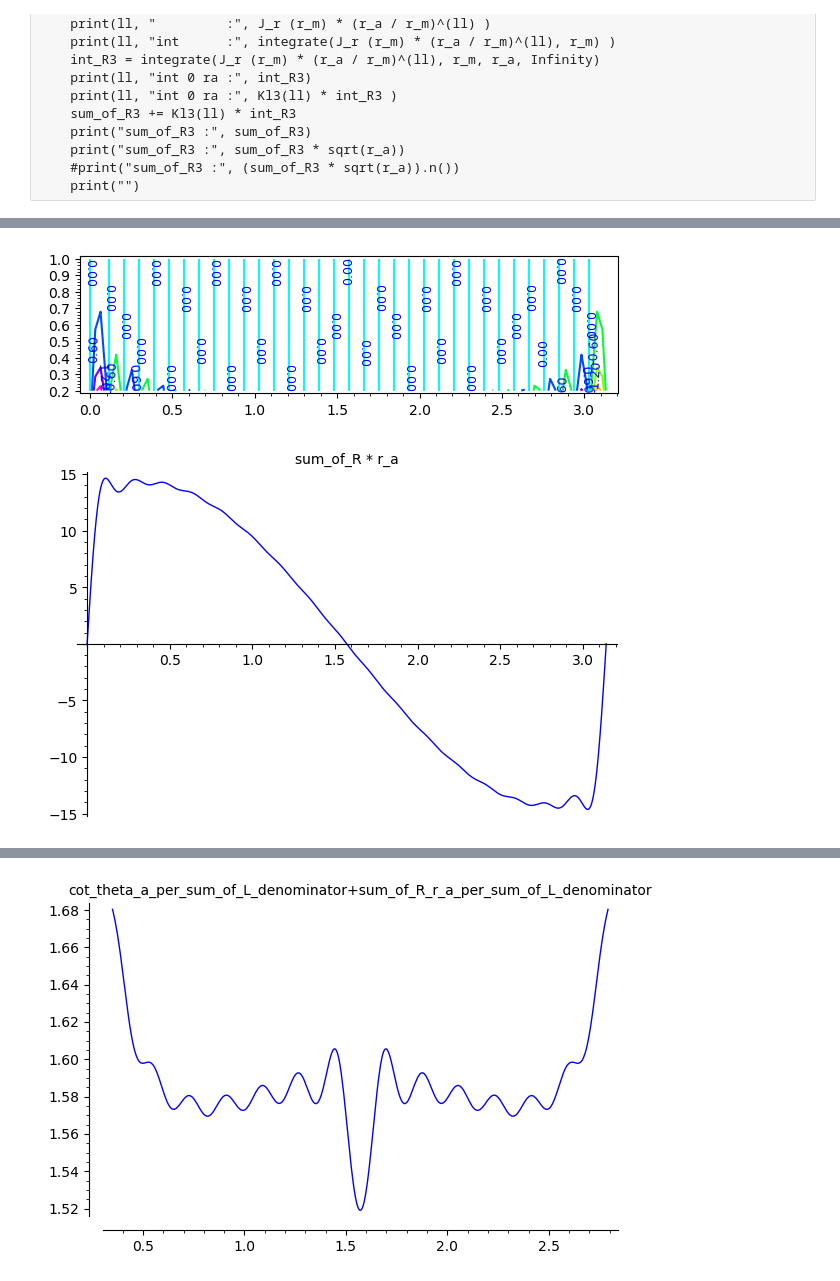
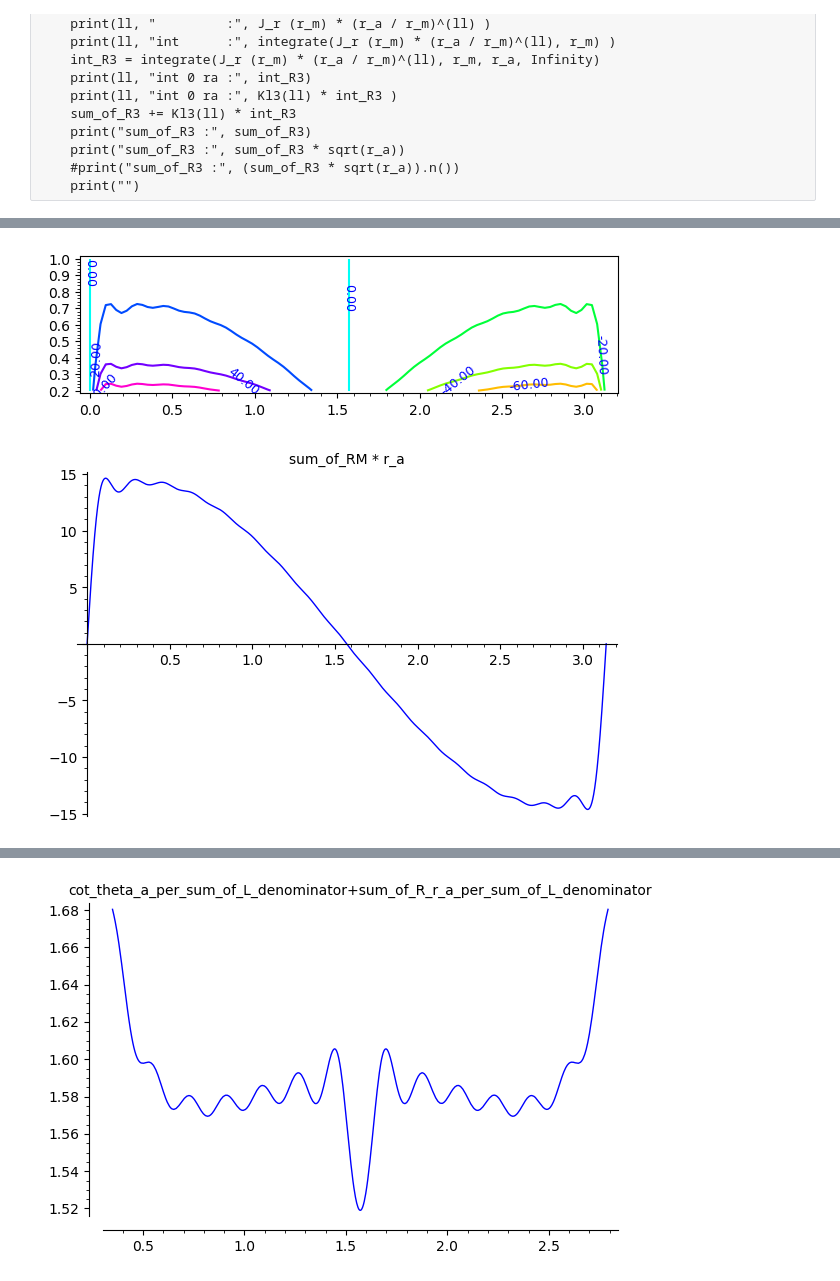
Before and after one commit to daju1/articles, a Jupyter notebook: electrostatic_vector_potential/Vector_potential_of_a_precessing_magnetic_dipole_in_spherical_coordinates.ipynb, the cells around one changed output, grey strips where cells are left out. Cells and saved outputs as stored; diff of their text form; code cells hidden in the pictures.

```diff
--- a/electrostatic_vector_potential/Vector_potential_of_a_precessing_magnetic_dipole_in_spherical_coordinates.ipynb
+++ b/electrostatic_vector_potential/Vector_potential_of_a_precessing_magnetic_dipole_in_spherical_coordinates.ipynb
@@ -1582,7 +1576,7 @@ for ll in range(0,3):
 # %%
 # Интеграл R2
 # Интеграл R3
-sum_of_R = 0
+sum_of_RM = 0
 
 for ll in range(0,LL):
     Mll = Ml(l=ll, j_theta=J_theta(theta_m), theta_a=theta_a)
@@ -1591,8 +1585,8 @@ for ll in range(0,LL):
     int_R2 = integrate(J_r (r_m) * (r_m / r_a)^(ll+1), r_m, 0, r_a)
     int_R3 = integrate(J_r (r_m) * (r_a / r_m)^(ll), r_m, r_a, Infinity)
     #print(Mll, "|*|", int_R2, "|||", int_R3)
-    sum_of_R23 = Kl2(ll) * int_R2 + Kl3(ll) * int_R3
-    sum_of_R23_Ml = sum_of_R23 * Mll
-    #print("sum_of_R23_Ml :", sum_of_R23_Ml)
-    sum_of_R += sum_of_R23_Ml
+    R23 = Kl2(ll) * int_R2 + Kl3(ll) * int_R3
+    R23_Ml = R23 * Mll
+    #print("R23_Ml :", R23_Ml)
+    sum_of_RM += R23_Ml
 # %%
@@ -1602,14 +1596,11 @@ $\displaystyle \frac{170751679400963925 \, \sqrt{69} \pi^{2} {\left(203236010537
 # %%
 contour_plot(
-    sum_of_R23_Ml
+    sum_of_RM
         , (theta_a,0,pi), (r_a,0.2,1), fill=False, cmap='hsv', labels=True)
 # %% [output]
-[figure, old version]
+[figure, new version]
 # %%
-sum_of_R_r_a = (sum_of_R * r_a).full_simplify()
-#print("sum_of_R :", sum_of_R_sqrt_r_a)
-plot(sum_of_R_r_a, theta_a, 0, pi).show(title="sum_of_R * r_a")
-#print("sum_of_R3 :", (sum_of_R3 * sqrt(r_a)).n())
-#print("")
+sum_of_RM_r_a = (sum_of_RM * r_a).full_simplify()
+plot(sum_of_RM_r_a, theta_a, 0, pi).show(title="sum_of_RM * r_a")
 # %% [output]
-[figure, old version]
+[figure, new version]
```
Also changed, not shown: parts of 21 cells of this notebook.
